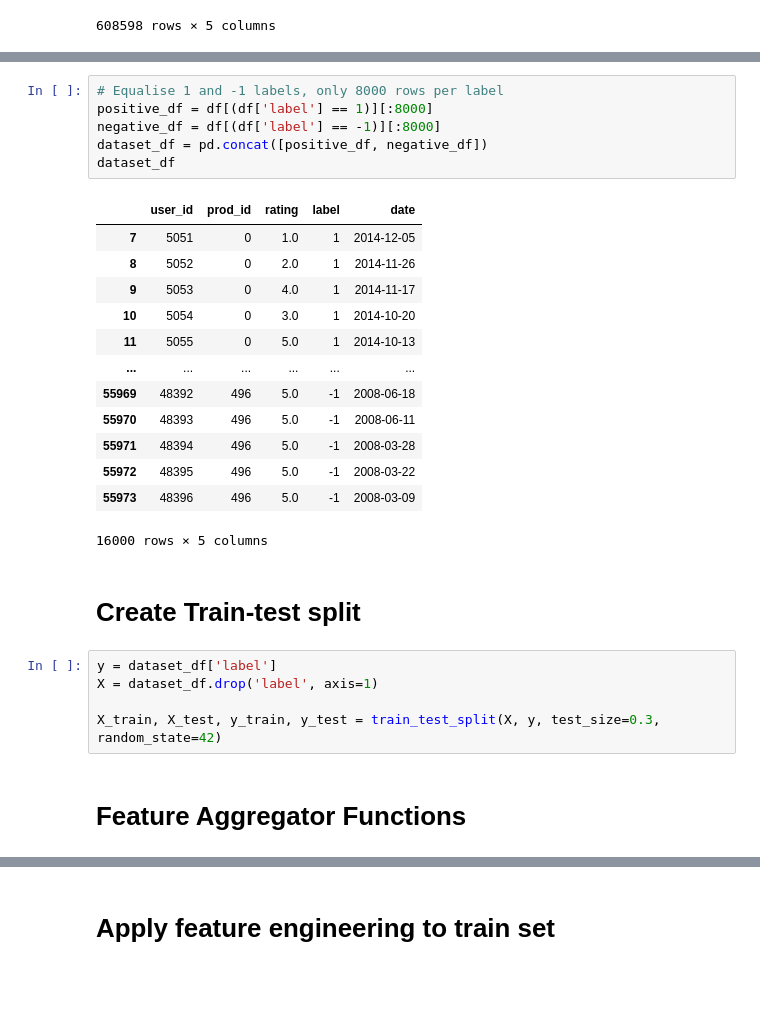
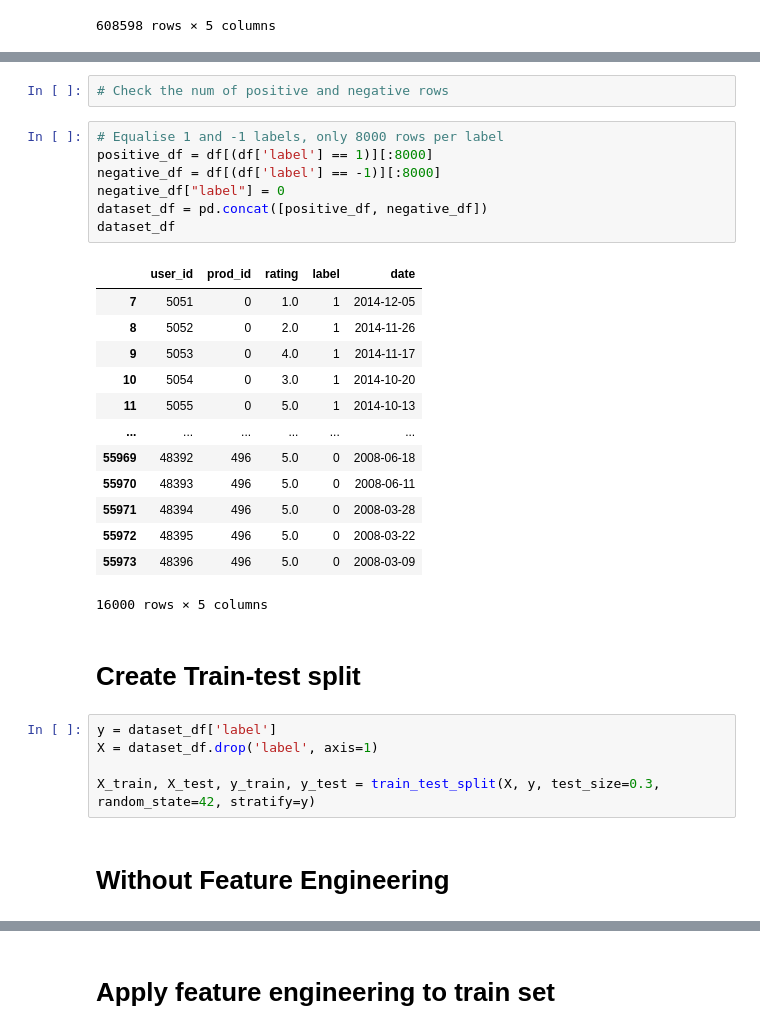
Before and after one commit to ngjocelyn/INF2008_YelpZip, a Jupyter notebook: 0z_contextual/b1_contextualmodel.ipynb, the cells around one changed output, grey strips where cells are left out. Saved outputs shown, nothing was run; the diff lists cells and outputs as text; blank space fills up the shorter version.

```diff
--- a/0z_contextual/b1_contextualmodel.ipynb
+++ b/0z_contextual/b1_contextualmodel.ipynb
@@ -26,22 +36,25 @@ df
+# %%
+# Check the num of positive and negative rows
 # %%
 # Equalise 1 and -1 labels, only 8000 rows per label
 positive_df = df[(df['label'] == 1)][:8000]
 negative_df = df[(df['label'] == -1)][:8000]
+negative_df["label"] = 0
 dataset_df = pd.concat([positive_df, negative_df])
 dataset_df
 # %% [output]
 |  | user_id | prod_id | rating | label | date |
 | 7 | 5051 | 0 | 1.0 | 1 | 2014-12-05 |
 | 8 | 5052 | 0 | 2.0 | 1 | 2014-11-26 |
 | 9 | 5053 | 0 | 4.0 | 1 | 2014-11-17 |
 | 10 | 5054 | 0 | 3.0 | 1 | 2014-10-20 |
 | 11 | 5055 | 0 | 5.0 | 1 | 2014-10-13 |
 | ... | ... | ... | ... | ... | ... |
-| 55969 | 48392 | 496 | 5.0 | -1 | 2008-06-18 |
-| 55970 | 48393 | 496 | 5.0 | -1 | 2008-06-11 |
-| 55971 | 48394 | 496 | 5.0 | -1 | 2008-03-28 |
-| 55972 | 48395 | 496 | 5.0 | -1 | 2008-03-22 |
-| 55973 | 48396 | 496 | 5.0 | -1 | 2008-03-09 |
+| 55969 | 48392 | 496 | 5.0 | 0 | 2008-06-18 |
+| 55970 | 48393 | 496 | 5.0 | 0 | 2008-06-11 |
+| 55971 | 48394 | 496 | 5.0 | 0 | 2008-03-28 |
+| 55972 | 48395 | 496 | 5.0 | 0 | 2008-03-22 |
+| 55973 | 48396 | 496 | 5.0 | 0 | 2008-03-09 |
 16000 rows × 5 columns
 # %% [markdown]
 # Create Train-test split
@@ -49,6 +62,6 @@ dataset_df
 y = dataset_df['label']
 X = dataset_df.drop('label', axis=1)
 
-X_train, X_test, y_train, y_test = train_test_split(X, y, test_size=0.3, random_state=42)
+X_train, X_test, y_train, y_test = train_test_split(X, y, test_size=0.3, random_state=42, stratify=y)
 # %% [markdown]
-# Feature Aggregator Functions
+# Without Feature Engineering
```
Also changed, not shown: parts of 23 cells of this notebook.
